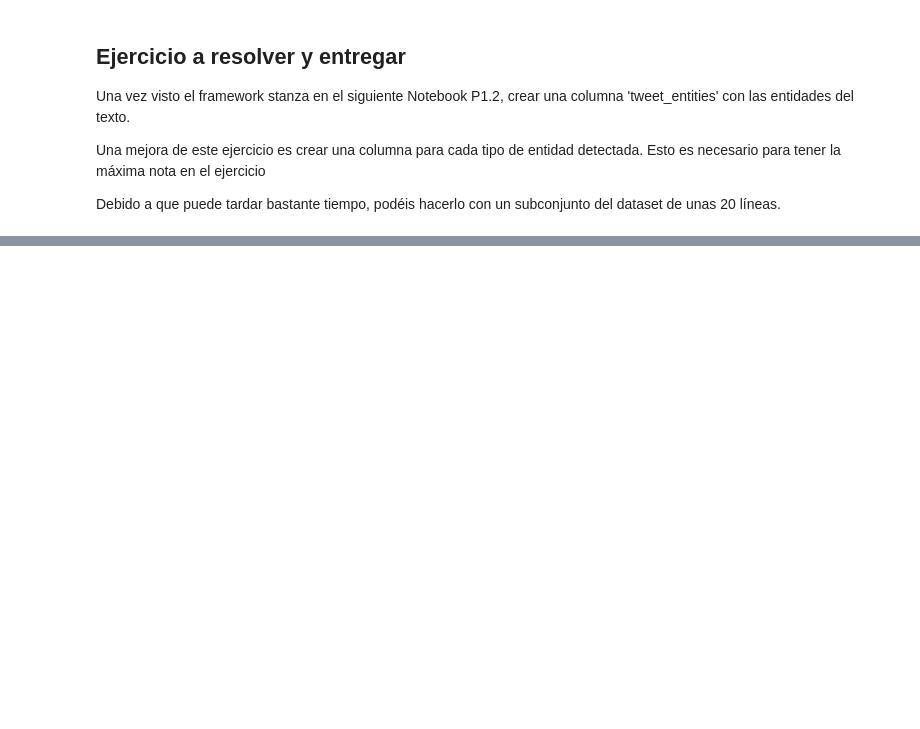
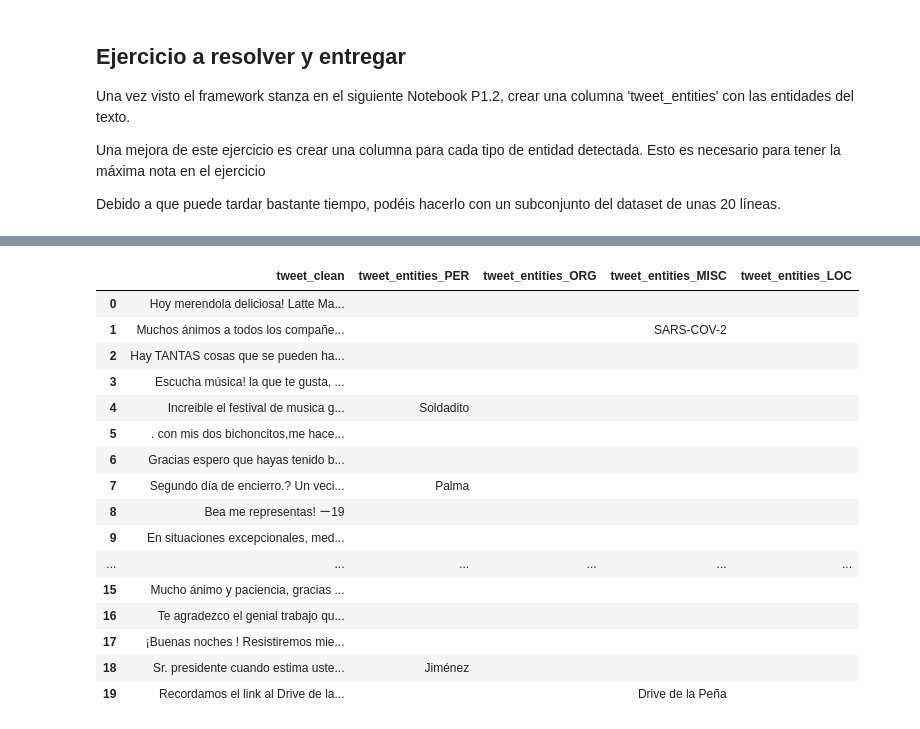
Before and after one commit to juanluserra/master_bigdata, a Jupyter notebook: TGINE/P1_1_AnalisisTextual.ipynb, the cells around one changed output, grey strips where cells are left out. Saved outputs shown, nothing was run; the diff lists cells and outputs as text; code cells hidden in the pictures; blank space fills up the shorter version.

```diff
--- a/TGINE/P1_1_AnalisisTextual.ipynb
+++ b/TGINE/P1_1_AnalisisTextual.ipynb
@@ -289,0 +321,4 @@ Debido a que puede tardar bastante tiempo, podéis hacerlo con un subconjunto de
+# %%
+data = pd.read_csv("datasetEspañol.csv", encoding="UTF-8")
+data = data.iloc[:20]
+data.head()
@@ -289,0 +332,38 @@ Debido a que puede tardar bastante tiempo, podéis hacerlo con un subconjunto de
+# %%
+from typing import List
+
+# Eliminamos los # y @ de los tweets
+hashtag_reg = "#[A-Za-záéíóúÁÉÍÓÚÜüÑñ0-9_-]+"
+mention_reg = "@[A-Za-záéíóúÁÉÍÓÚÜüÑñ0-9_-]+"
+
+data["tweet_clean"] = data["tweet"].apply(lambda x : re.sub(hashtag_reg, "", x))
+data["tweet_clean"] = data["tweet_clean"].apply(lambda x : re.sub(mention_reg, "", x))
+
+
+# Creamos el pipeline para detectar entidades
+pipelineStanza = stanza.Pipeline(lang="es", processor=("tokenize", "ner"))
+
+
+# Definimos una función para extraer las entidades de cada tipo en un texto
+def extract_entities(text: str) -> List[List[str]]:
+  # Aplicamos el pipeline
+  stanzaDoc = pipelineStanza(text)
+
+  # Creamos un diccionario vacío de las entidades
+  entities = {
+        "PER": [],
+        "LOC": [],
+        "ORG": [],
+        "MISC": []
+    }
+
+  # Hacemos un bucle para detectar las entidades y clasificarlas según su tipo
+  # en el diccionario
+  for sentence in stanzaDoc.sentences:
+    for entity in sentence.entities:
+      entities[f"{entity.type}"].append(entity.text)
+
+  return entities.values()
+
+# Guardamos cada uno de los tres nuevos resultados dentro de 3 nuevas columnas del dataset gracias a la función zip de python
+data["entities_PER"], data["entities_LOC"], data["entitites_ORG"], data["entities_MISC"] = zip(*data["tweet_clean"].apply(extract_entities))
@@ -289,0 +390,20 @@ Debido a que puede tardar bastante tiempo, podéis hacerlo con un subconjunto de
+# %%
+data[["tweet_clean", "tweet_entities_PER", "tweet_entities_ORG", "tweet_entities_MISC", "tweet_entities_LOC"]]
+# %% [output]
+|  | tweet_clean | tweet_entities_PER | tweet_entities_ORG | tweet_entities_MISC | tweet_entities_LOC |
+| 0 | Hoy merendola deliciosa! Latte Ma... |  |  |  |  |
+| 1 | Muchos ánimos a todos los compañe... |  |  | SARS-COV-2 |  |
+| 2 | Hay TANTAS cosas que se pueden ha... |  |  |  |  |
+| 3 | Escucha música! la que te gusta, ... |  |  |  |  |
+| 4 | Increible el festival de musica g... | Soldadito |  |  |  |
+| 5 | . con mis dos bichoncitos,me hace... |  |  |  |  |
+| 6 | Gracias espero que hayas tenido b... |  |  |  |  |
+| 7 | Segundo día de encierro.? Un veci... | Palma |  |  |  |
+| 8 | Bea me representas! ー19 |  |  |  |  |
+| 9 | En situaciones excepcionales, med... |  |  |  |  |
+| ... | ... | ... | ... | ... | ... |
+| 15 | Mucho ánimo y paciencia, gracias ... |  |  |  |  |
+| 16 | Te agradezco el genial trabajo qu... |  |  |  |  |
+| 17 | ¡Buenas noches ! Resistiremos mie... |  |  |  |  |
+| 18 | Sr. presidente cuando estima uste... | Jiménez |  |  |  |
+| 19 | Recordamos el link al Drive de la... |  |  | Drive de la Peña |  |
```
Also changed, not shown: parts of 6 cells of this notebook.
